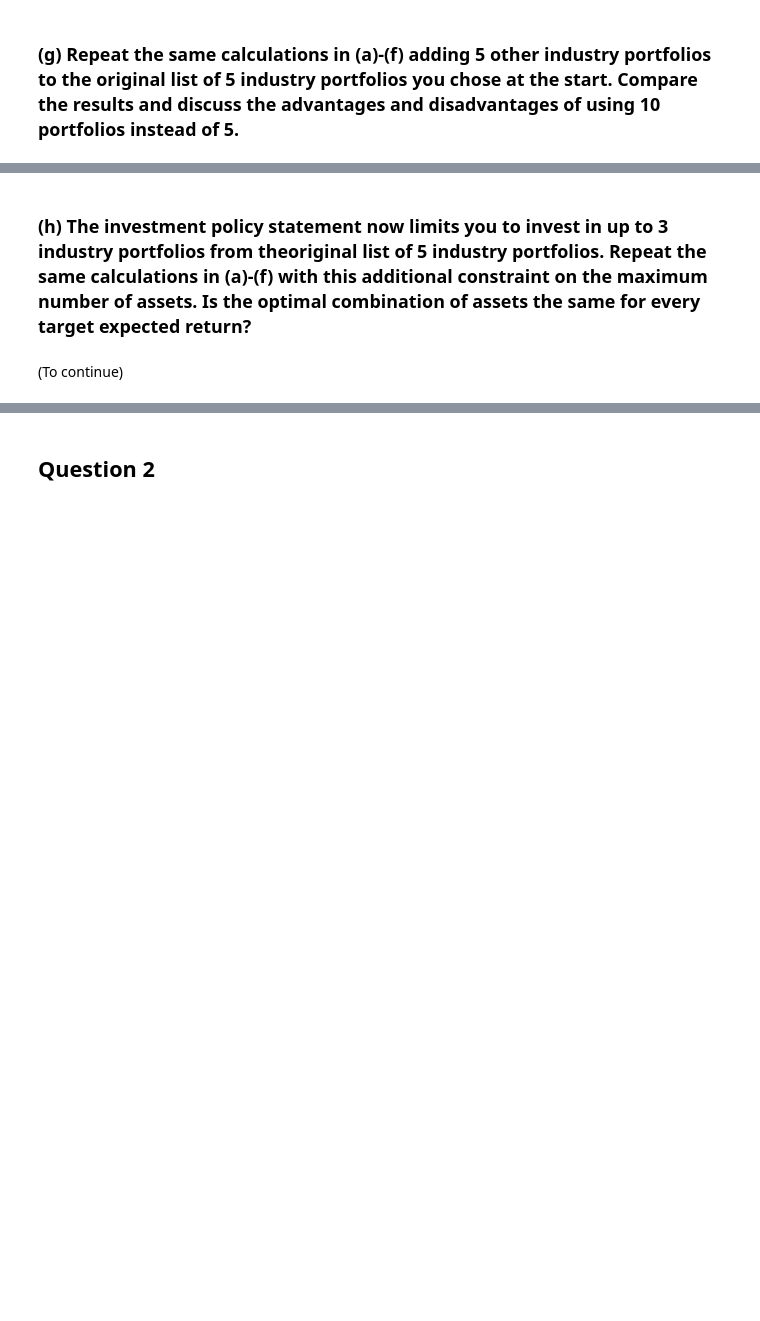
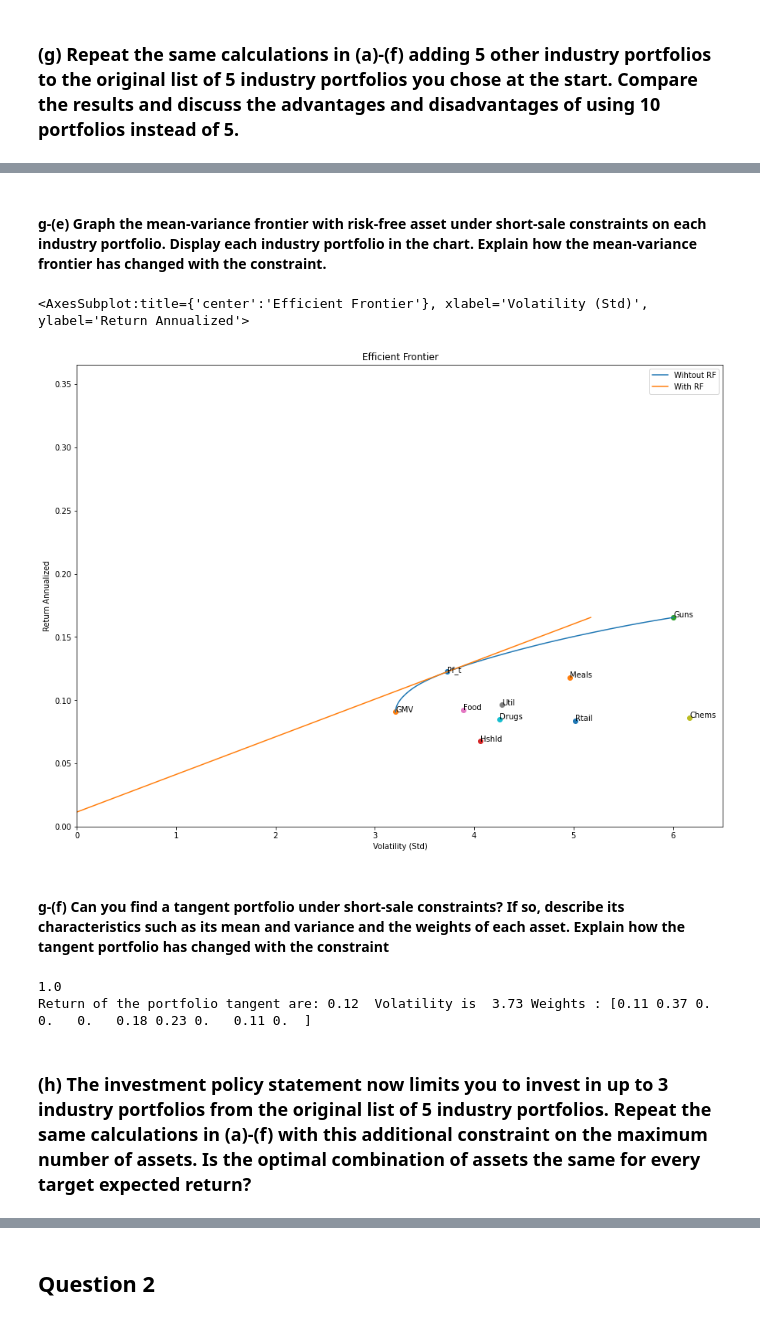
Before and after one commit to Damnsky100/Portfolio, a Jupyter notebook: Assignment_TP1.ipynb, the cells around one changed output, grey strips where cells are left out. Saved outputs shown, nothing was run; the diff lists cells and outputs as text; code cells hidden in the pictures; blank space fills up the shorter version.

```diff
--- a/Assignment_TP1.ipynb
+++ b/Assignment_TP1.ipynb
@@ -280,4 +197,29 @@ Return of the portfolio tangent are: 0.15  Volatility is  4.81 Weights : [0.42 0
+# %% [markdown]
+#### g-(e) Graph the mean-variance frontier with risk-free asset under short-sale constraints on each industry portfolio. Display each industry portfolio in the chart. Explain how the mean-variance frontier has changed with the constraint.
+# %%
+#Expected risk free rate
+#show_cml --> efficient frontier with rf
+#show gmv --> show global minimum variance portfolio
+#bounds(0, 1) --> unable to short
+
+f.plot_ef(E_return, E_cov, Expected_Risk_free, Nbr_PTF, show_cml=True, show_gmv=True, bounds = (0,1))
+# %% [output]
+<AxesSubplot:title={'center':'Efficient Frontier'}, xlabel='Volatility (Std)', ylabel='Return Annualized'>
+[figure, added]
+# %% [markdown]
+#### g-(f) Can you find a tangent portfolio under short-sale constraints? If so, describe its characteristics such as its mean and variance and the weights of each asset. Explain how the tangent portfolio has changed with the constraint
+# %%
+#Tangent Portfolio --> maximiser le sharpe ratio
+w = f.msr(Expected_Risk_free, E_return, E_cov, bounds=(0,1))
+ret =round(f.portfolio_return(w, E_return),2)
+vol = round(f.portfolio_vol(w, E_cov),2)
+#Print the caracteristics
+print(round(w.sum(), 4))
+print("Return of the portfolio tangent are:", ret,
+      " Volatility is ", vol,
+      "Weights :", np.round(w,2) )
+# %% [output]
+1.0
+Return of the portfolio tangent are: 0.12  Volatility is  3.73 Weights : [0.11 0.37 0.   0.   0.   0.18 0.23 0.   0.11 0.  ]
 # %% [markdown]
-### (h) The investment policy statement now limits you to invest in up to 3 industry portfolios from theoriginal list of 5 industry portfolios. Repeat the same calculations in (a)-(f) with this additional constraint on the maximum number of assets. Is the optimal combination of assets the same for every target expected return?
+### (h) The investment policy statement now limits you to invest in up to 3 industry portfolios from the original list of 5 industry portfolios. Repeat the same calculations in (a)-(f) with this additional constraint on the maximum number of assets. Is the optimal combination of assets the same for every target expected return?
-# %% [markdown]
-(To continue)
```
Also changed, not shown: parts of 38 cells of this notebook, 1 other file.
